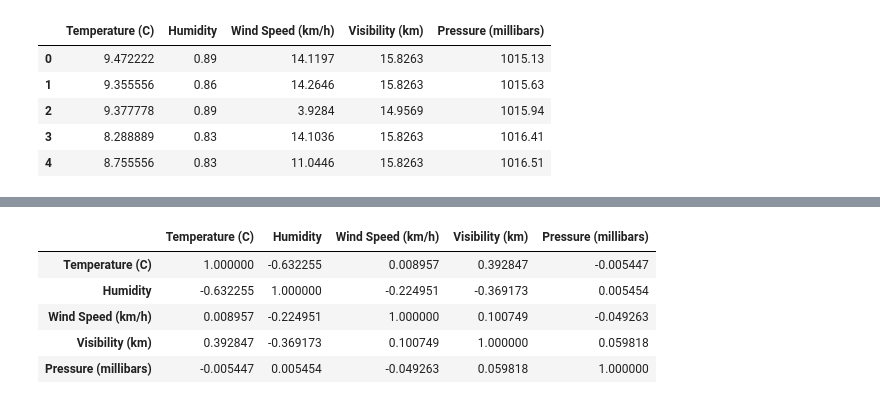
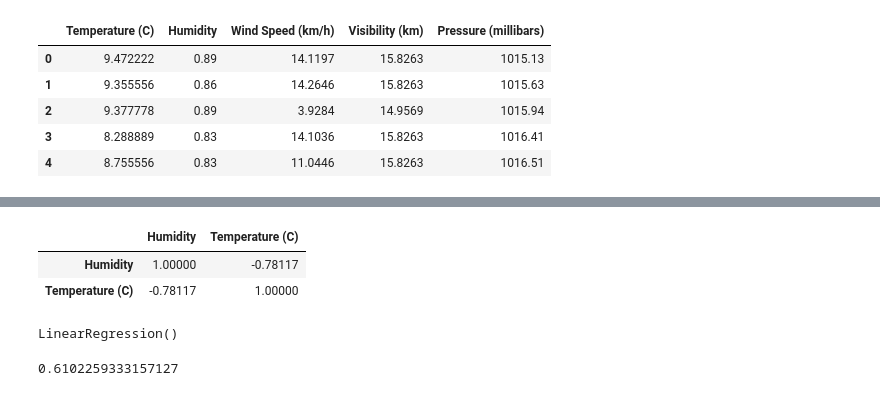
Before and after one commit to MachadoGabrielB/Bootcamp-Data-science, a Jupyter notebook: Personal/7 - Aprendizado supervisionado/desafio/desafio.ipynb, the cells around one changed output, grey strips where cells are left out. Cells and saved outputs as stored; diff of their text form; code cells hidden in the pictures.

```diff
--- a/Personal/7 - Aprendizado supervisionado/desafio/desafio.ipynb
+++ b/Personal/7 - Aprendizado supervisionado/desafio/desafio.ipynb
@@ -115,0 +258,5 @@ df_num.head()
+# %%
+df_num_new = df_num.groupby('Humidity')['Temperature (C)'].mean()
+# %%
+df_num_new = pd.DataFrame(df_num_new).reset_index()
+df_num_new
@@ -116,9 +282,6 @@ df_num.head()
 # %%
-df_num.corr()
+df_num_new.corr()
 # %% [output]
-|  | Temperature (C) | Humidity | Wind Speed (km/h) | Visibility (km) | Pressure (millibars) |
-| Temperature (C) | 1.000000 | -0.632255 | 0.008957 | 0.392847 | -0.005447 |
-| Humidity | -0.632255 | 1.000000 | -0.224951 | -0.369173 | 0.005454 |
-| Wind Speed (km/h) | 0.008957 | -0.224951 | 1.000000 | 0.100749 | -0.049263 |
-| Visibility (km) | 0.392847 | -0.369173 | 0.100749 | 1.000000 | 0.059818 |
-| Pressure (millibars) | -0.005447 | 0.005454 | -0.049263 | 0.059818 | 1.000000 |
+|  | Humidity | Temperature (C) |
+| Humidity | 1.00000 | -0.78117 |
+| Temperature (C) | -0.78117 | 1.00000 |
@@ -124,0 +295,8 @@ df_num.corr()
+# %%
+lrn.fit(Xn,yn)
+# %% [output]
+LinearRegression()
+# %%
+lrn.score(Xn,yn)
+# %% [output]
+0.6102259333157127
```
Also changed, not shown: parts of 51 cells of this notebook.
